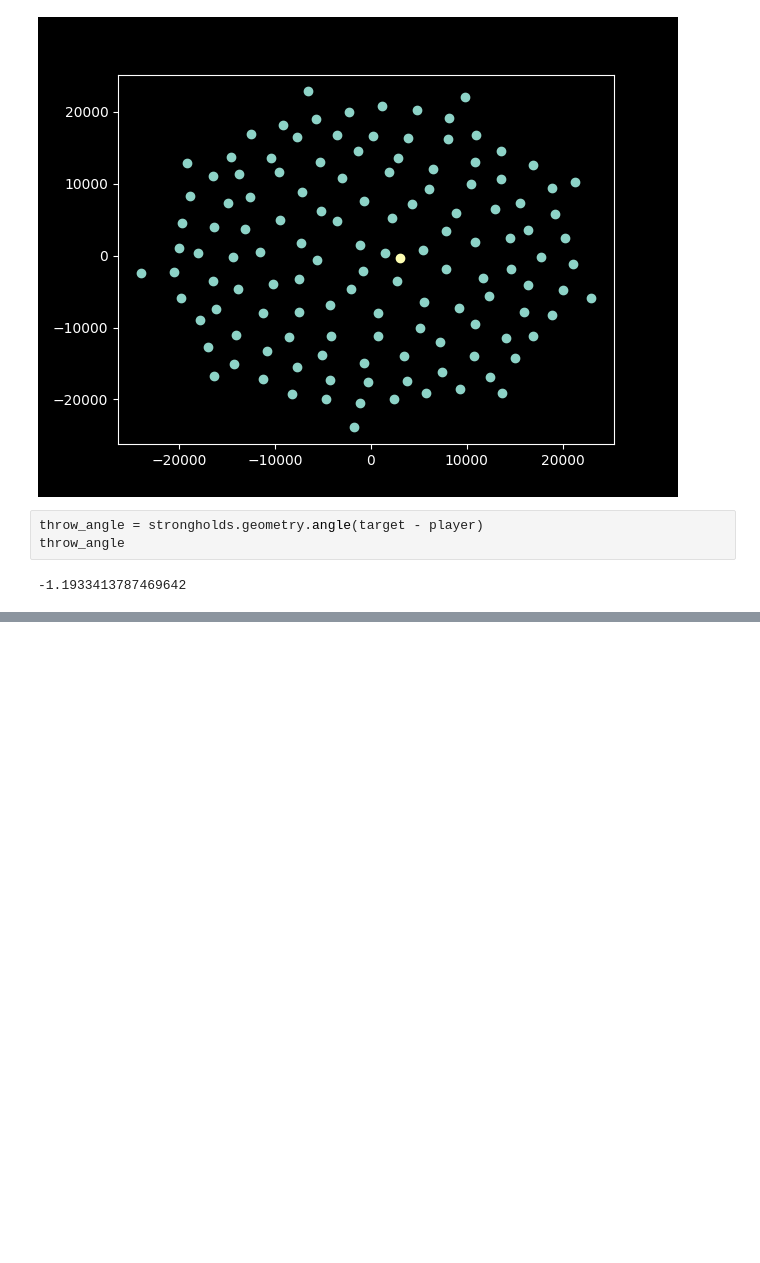
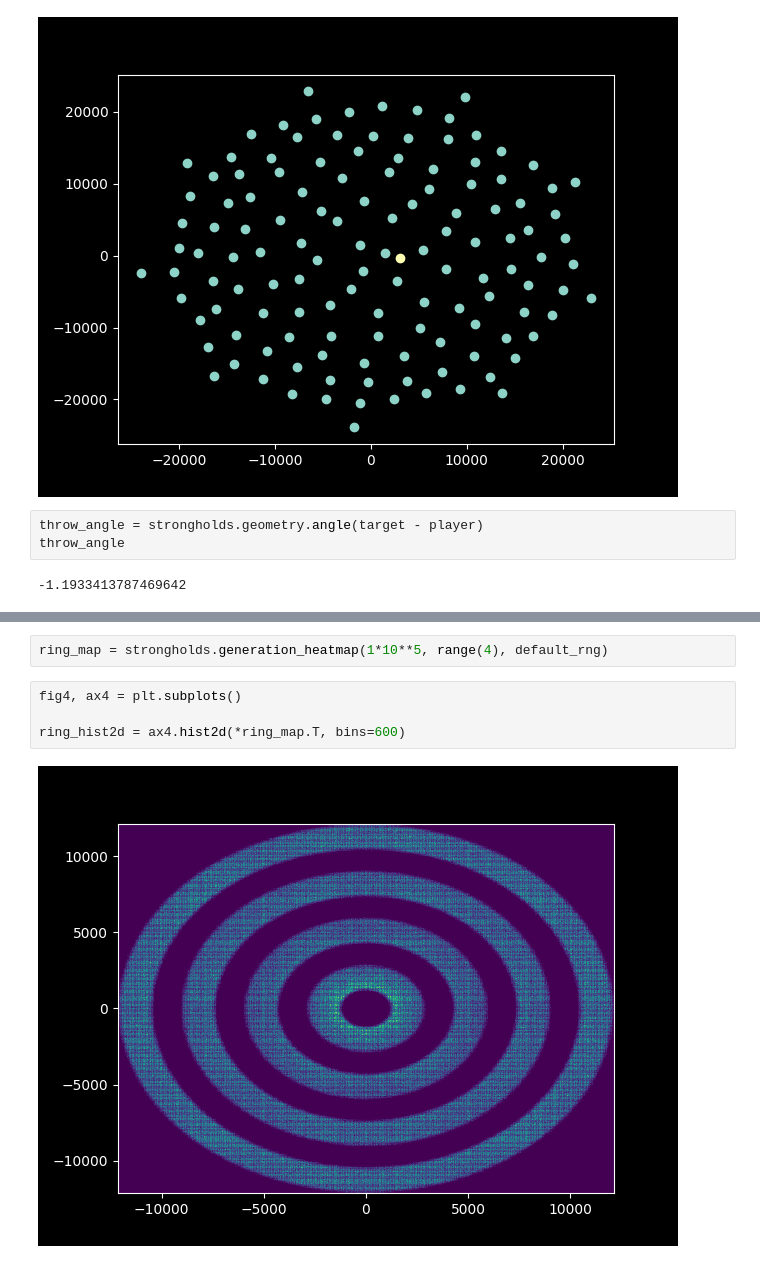
Before and after one commit to badooga/strongholds, a Jupyter notebook: stronghold.ipynb, the cells around one changed output, grey strips where cells are left out. Drawn from its saved outputs; the diff is of its cells as text; blank space fills up the shorter version.

```diff
--- a/stronghold.ipynb
+++ b/stronghold.ipynb
@@ -65,3 +65,11 @@ array([[-5080.,  2904.],
        [-1288.,  1400.],
        [-1208.,  1368.],
        [ 1416.,   328.]])
+# %%
+ring_map = strongholds.generation_heatmap(1*10**5, range(4), default_rng)
+# %%
+fig4, ax4 = plt.subplots()
+
+ring_hist2d = ax4.hist2d(*ring_map.T, bins=600)
+# %% [output]
+[figure, added]
```
Also changed, not shown: parts of 5 cells of this notebook.
